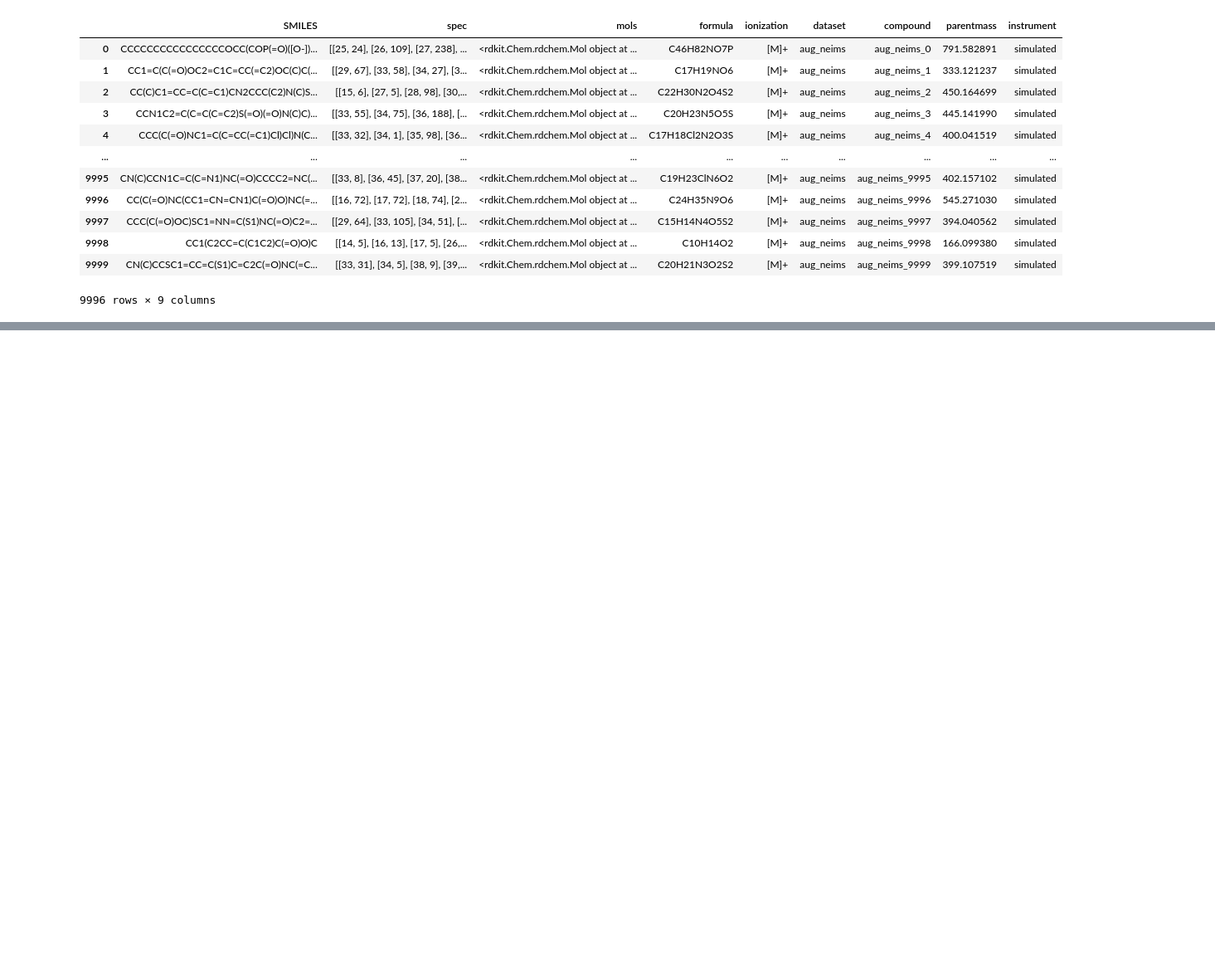
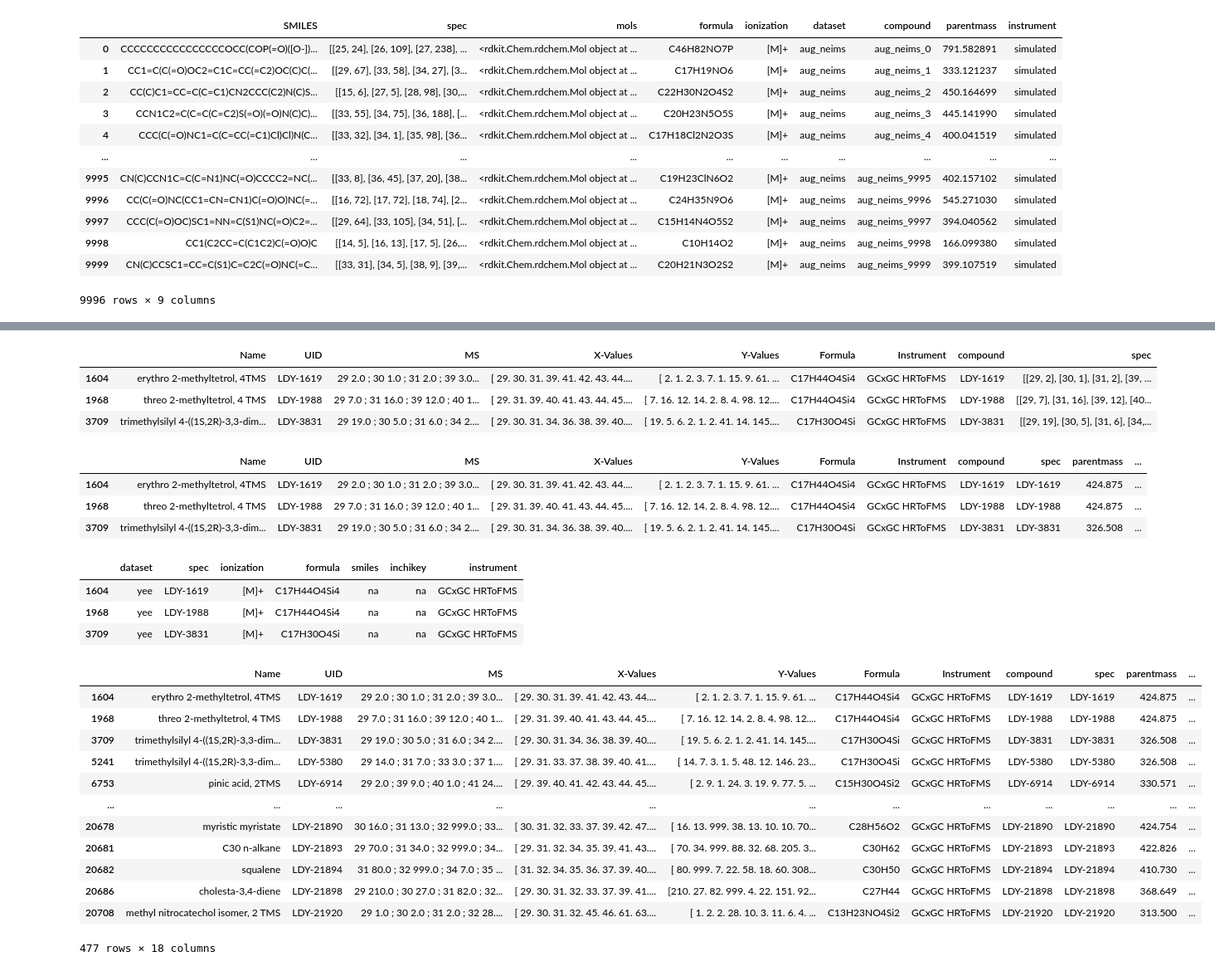
Before and after one commit to kuulia/mist, a Jupyter notebook: data_processing/neims/gecko_EIMS_spectra/preprocess_ms_gen.ipynb, the cells around one changed output, grey strips where cells are left out. Shown at 83% size. Saved outputs shown, nothing was run; the diff lists cells and outputs as text; code cells hidden in the pictures; blank space fills up the shorter version.

```diff
--- a/data_processing/neims/gecko_EIMS_spectra/preprocess_ms_gen.ipynb
+++ b/data_processing/neims/gecko_EIMS_spectra/preprocess_ms_gen.ipynb
@@ -389,0 +593,4 @@ write_mgf(df, output_path)
+# %%
+weights = np.array([12.011, 1.0080, 15.999, 28.085, 30.974, 32.06, 14.007])
+mol_wt_formula = np.sum(df_atoms.values * weights, axis=1)
+mol_wt_formula
@@ -389,0 +615,25 @@ write_mgf(df, output_path)
+# %%
+df.head(3)
+# %% [output]
+|  | Name | UID | MS | X-Values | Y-Values | Formula | Instrument | compound | spec |
+| 1604 | erythro 2-methyltetrol, 4TMS | LDY-1619 | 29 2.0 ; 30 1.0 ; 31 2.0 ; 39 3.0... | [ 29. 30. 31. 39. 41. 42. 43. 44.... | [ 2. 1. 2. 3. 7. 1. 15. 9. 61. ... | C17H44O4Si4 | GCxGC HRToFMS | LDY-1619 | [[29, 2], [30, 1], [31, 2], [39, ... |
+| 1968 | threo 2-methyltetrol, 4 TMS | LDY-1988 | 29 7.0 ; 31 16.0 ; 39 12.0 ; 40 1... | [ 29. 31. 39. 40. 41. 43. 44. 45.... | [ 7. 16. 12. 14. 2. 8. 4. 98. 12.... | C17H44O4Si4 | GCxGC HRToFMS | LDY-1988 | [[29, 7], [31, 16], [39, 12], [40... |
+| 3709 | trimethylsilyl 4-((1S,2R)-3,3-dim... | LDY-3831 | 29 19.0 ; 30 5.0 ; 31 6.0 ; 34 2.... | [ 29. 30. 31. 34. 36. 38. 39. 40.... | [ 19. 5. 6. 2. 1. 2. 41. 14. 145.... | C17H30O4Si | GCxGC HRToFMS | LDY-3831 | [[29, 19], [30, 5], [31, 6], [34,... |
+# %%
+output_path = Path(f'{output_dir}/yee_test_{num_mols}.mgf')
+df['parentmass'] = mol_wt_formula
+df['dataset'] = 'yee'
+write_mgf(df, output_path)
+# %%
+df['spectrum'] = df['spec']
+df['formula'] = df['Formula']
+df['instrument'] = df['Instrument']
+df['smiles'] = 'na'
+df['inchikey'] = 'na'
+df['spec'] = df['UID']
+df.head(3)
+# %% [output]
+|  | Name | UID | MS | X-Values | Y-Values | Formula | Instrument | compound | spec | parentmass | ... |
+| 1604 | erythro 2-methyltetrol, 4TMS | LDY-1619 | 29 2.0 ; 30 1.0 ; 31 2.0 ; 39 3.0... | [ 29. 30. 31. 39. 41. 42. 43. 44.... | [ 2. 1. 2. 3. 7. 1. 15. 9. 61. ... | C17H44O4Si4 | GCxGC HRToFMS | LDY-1619 | LDY-1619 | 424.875 | ... |
+| 1968 | threo 2-methyltetrol, 4 TMS | LDY-1988 | 29 7.0 ; 31 16.0 ; 39 12.0 ; 40 1... | [ 29. 31. 39. 40. 41. 43. 44. 45.... | [ 7. 16. 12. 14. 2. 8. 4. 98. 12.... | C17H44O4Si4 | GCxGC HRToFMS | LDY-1988 | LDY-1988 | 424.875 | ... |
+| 3709 | trimethylsilyl 4-((1S,2R)-3,3-dim... | LDY-3831 | 29 19.0 ; 30 5.0 ; 31 6.0 ; 34 2.... | [ 29. 30. 31. 34. 36. 38. 39. 40.... | [ 19. 5. 6. 2. 1. 2. 41. 14. 145.... | C17H30O4Si | GCxGC HRToFMS | LDY-3831 | LDY-3831 | 326.508 | ... |
@@ -389,0 +642,2 @@ write_mgf(df, output_path)
+# %%
+df['ionization'] = '[M]+'
@@ -389,0 +647,7 @@ write_mgf(df, output_path)
+# %%
+df_labels.head(3)
+# %% [output]
+|  | dataset | spec | ionization | formula | smiles | inchikey | instrument |
+| 1604 | yee | LDY-1619 | [M]+ | C17H44O4Si4 | na | na | GCxGC HRToFMS |
+| 1968 | yee | LDY-1988 | [M]+ | C17H44O4Si4 | na | na | GCxGC HRToFMS |
+| 3709 | yee | LDY-3831 | [M]+ | C17H30O4Si | na | na | GCxGC HRToFMS |
@@ -389,0 +656,17 @@ write_mgf(df, output_path)
+# %%
+df['SMILES'] = df['smiles']
+df
+# %% [output]
+|  | Name | UID | MS | X-Values | Y-Values | Formula | Instrument | compound | spec | parentmass | ... |
+| 1604 | erythro 2-methyltetrol, 4TMS | LDY-1619 | 29 2.0 ; 30 1.0 ; 31 2.0 ; 39 3.0... | [ 29. 30. 31. 39. 41. 42. 43. 44.... | [ 2. 1. 2. 3. 7. 1. 15. 9. 61. ... | C17H44O4Si4 | GCxGC HRToFMS | LDY-1619 | LDY-1619 | 424.875 | ... |
+| 1968 | threo 2-methyltetrol, 4 TMS | LDY-1988 | 29 7.0 ; 31 16.0 ; 39 12.0 ; 40 1... | [ 29. 31. 39. 40. 41. 43. 44. 45.... | [ 7. 16. 12. 14. 2. 8. 4. 98. 12.... | C17H44O4Si4 | GCxGC HRToFMS | LDY-1988 | LDY-1988 | 424.875 | ... |
+| 3709 | trimethylsilyl 4-((1S,2R)-3,3-dim... | LDY-3831 | 29 19.0 ; 30 5.0 ; 31 6.0 ; 34 2.... | [ 29. 30. 31. 34. 36. 38. 39. 40.... | [ 19. 5. 6. 2. 1. 2. 41. 14. 145.... | C17H30O4Si | GCxGC HRToFMS | LDY-3831 | LDY-3831 | 326.508 | ... |
+| 5241 | trimethylsilyl 4-((1S,2R)-3,3-dim... | LDY-5380 | 29 14.0 ; 31 7.0 ; 33 3.0 ; 37 1.... | [ 29. 31. 33. 37. 38. 39. 40. 41.... | [ 14. 7. 3. 1. 5. 48. 12. 146. 23... | C17H30O4Si | GCxGC HRToFMS | LDY-5380 | LDY-5380 | 326.508 | ... |
+| 6753 | pinic acid, 2TMS | LDY-6914 | 29 2.0 ; 39 9.0 ; 40 1.0 ; 41 24.... | [ 29. 39. 40. 41. 42. 43. 44. 45.... | [ 2. 9. 1. 24. 3. 19. 9. 77. 5. ... | C15H30O4Si2 | GCxGC HRToFMS | LDY-6914 | LDY-6914 | 330.571 | ... |
+| ... | ... | ... | ... | ... | ... | ... | ... | ... | ... | ... | ... |
+| 20678 | myristic myristate | LDY-21890 | 30 16.0 ; 31 13.0 ; 32 999.0 ; 33... | [ 30. 31. 32. 33. 37. 39. 42. 47.... | [ 16. 13. 999. 38. 13. 10. 10. 70... | C28H56O2 | GCxGC HRToFMS | LDY-21890 | LDY-21890 | 424.754 | ... |
+| 20681 | C30 n-alkane | LDY-21893 | 29 70.0 ; 31 34.0 ; 32 999.0 ; 34... | [ 29. 31. 32. 34. 35. 39. 41. 43.... | [ 70. 34. 999. 88. 32. 68. 205. 3... | C30H62 | GCxGC HRToFMS | LDY-21893 | LDY-21893 | 422.826 | ... |
+| 20682 | squalene | LDY-21894 | 31 80.0 ; 32 999.0 ; 34 7.0 ; 35 ... | [ 31. 32. 34. 35. 36. 37. 39. 40.... | [ 80. 999. 7. 22. 58. 18. 60. 308... | C30H50 | GCxGC HRToFMS | LDY-21894 | LDY-21894 | 410.730 | ... |
+| 20686 | cholesta-3,4-diene | LDY-21898 | 29 210.0 ; 30 27.0 ; 31 82.0 ; 32... | [ 29. 30. 31. 32. 33. 37. 39. 41.... | [210. 27. 82. 999. 4. 22. 151. 92... | C27H44 | GCxGC HRToFMS | LDY-21898 | LDY-21898 | 368.649 | ... |
+| 20708 | methyl nitrocatechol isomer, 2 TMS | LDY-21920 | 29 1.0 ; 30 2.0 ; 31 2.0 ; 32 28.... | [ 29. 30. 31. 32. 45. 46. 61. 63.... | [ 1. 2. 2. 28. 10. 3. 11. 6. 4. ... | C13H23NO4Si2 | GCxGC HRToFMS | LDY-21920 | LDY-21920 | 313.500 | ... |
+477 rows × 18 columns
```
Also changed, not shown: parts of 48 cells of this notebook, 41 other files.
